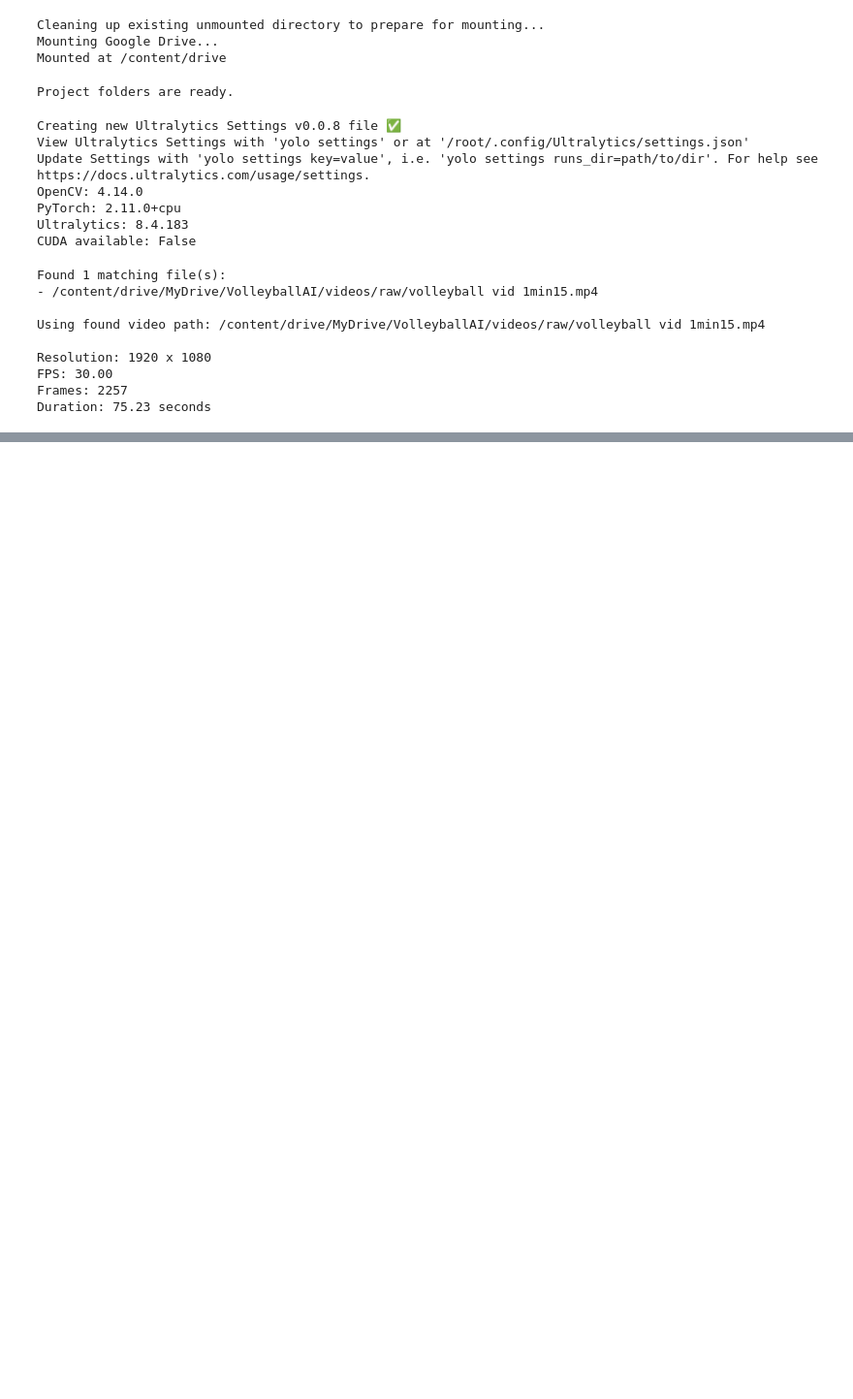
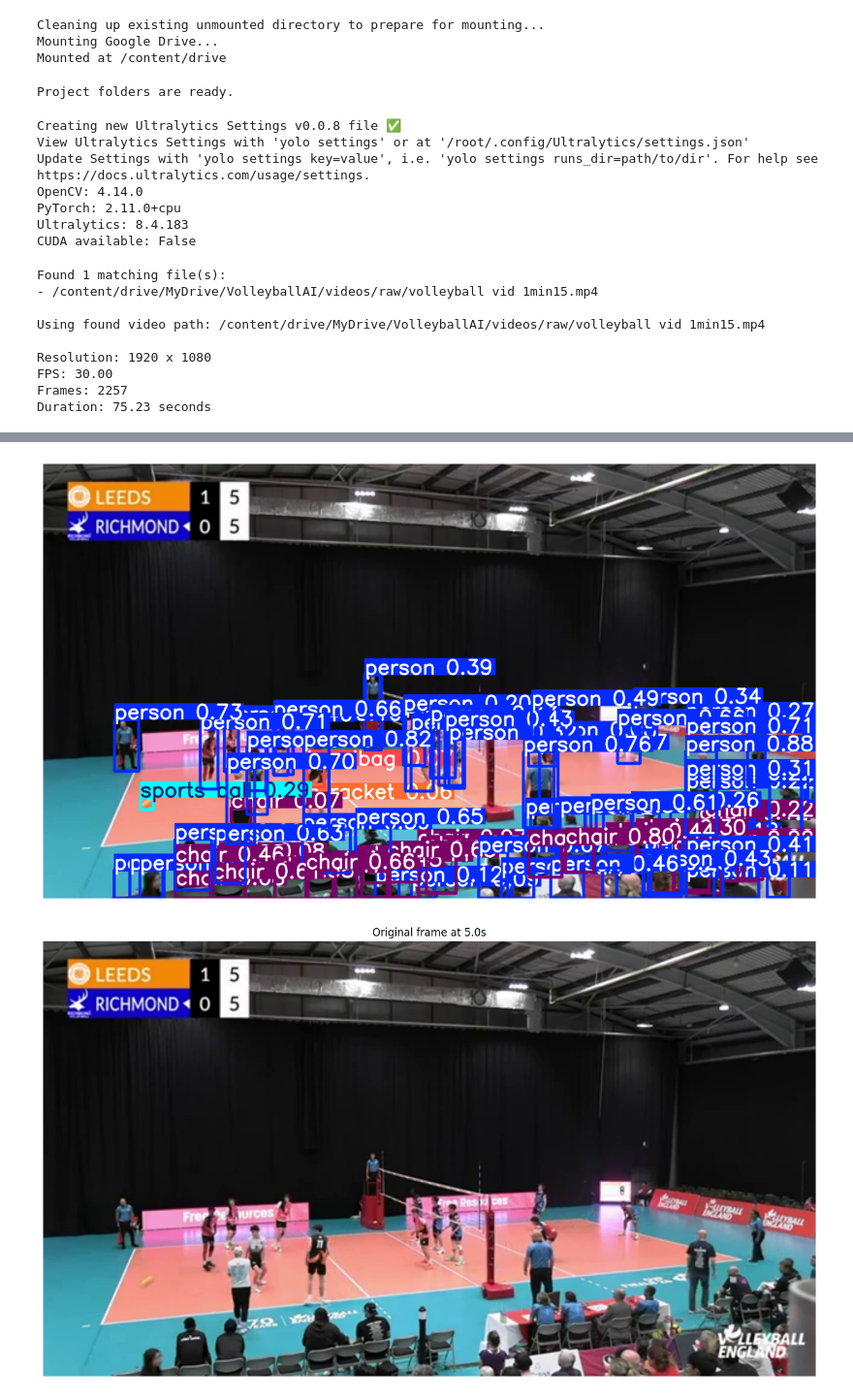
Before and after one commit to HalfNHalf3/Final-Project-volleyball-overlay, a Jupyter notebook: Volleyball_AI_Development.ipynb, the cells around one changed output, grey strips where cells are left out. Shown at 97% size. Saved outputs shown, nothing was run; the diff lists cells and outputs as text; code cells hidden in the pictures; blank space fills up the shorter version.

```diff
--- a/Volleyball_AI_Development.ipynb
+++ b/Volleyball_AI_Development.ipynb
@@ -134,0 +135,72 @@ else:
+# %%
+
+from ultralytics import YOLO
+from pathlib import Path
+import cv2
+import matplotlib.pyplot as plt
+import torch
+
+# Use the same model as your previous experiment
+model = YOLO("yolo11n.pt")
+
+print("PyTorch:", torch.__version__)
+print("CUDA available:", torch.cuda.is_available())
+print("Model classes:", model.names)
+
+# Use your existing video_path variable
+cap = cv2.VideoCapture(str(video_path))
+
+if not cap.isOpened():
+    raise RuntimeError(f"Cannot open video: {video_path}")
+
+# Change this to a timestamp where the ball is clearly visible
+timestamp_seconds = 5.0
+
+cap.set(cv2.CAP_PROP_POS_MSEC, timestamp_seconds * 5000)
+success, frame = cap.read()
+cap.release()
+
+if not success:
+    raise RuntimeError("Could not read the selected frame.")
+
+print("Frame shape:", frame.shape)
+
+# First, inspect predictions at the original image resolution
+result = model.predict(
+    source=frame,
+    imgsz=1280,
+    conf=0.01,
+    iou=0.7,
+    max_det=100,
+    verbose=False
+)[0]
+
+print("\nNumber of detections:", len(result.boxes))
+
+for box in result.boxes:
+    class_id = int(box.cls[0])
+    confidence = float(box.conf[0])
+    coordinates = box.xyxy[0].tolist()
+
+    print(
+        f"Class={class_id} "
+        f"Name={model.names[class_id]} "
+        f"Confidence={confidence:.4f} "
+        f"Box={[round(v, 1) for v in coordinates]}"
+    )
+
+# Draw ALL detections
+annotated = result.plot()
+
+plt.figure(figsize=(16, 9))
+plt.imshow(cv2.cvtColor(annotated, cv2.COLOR_BGR2RGB))
+plt.axis("off")
+plt.show()
+
+# Also show the original frame for comparison
+plt.figure(figsize=(16, 9))
+plt.imshow(cv2.cvtColor(frame, cv2.COLOR_BGR2RGB))
+plt.title(f"Original frame at {timestamp_seconds}s")
+plt.axis("off")
+plt.show()
+# %% [output]
@@ -134,0 +224,2 @@ else:
+[figure, added]
+[figure, added]
```
Also changed, not shown: parts of 3 cells of this notebook.
